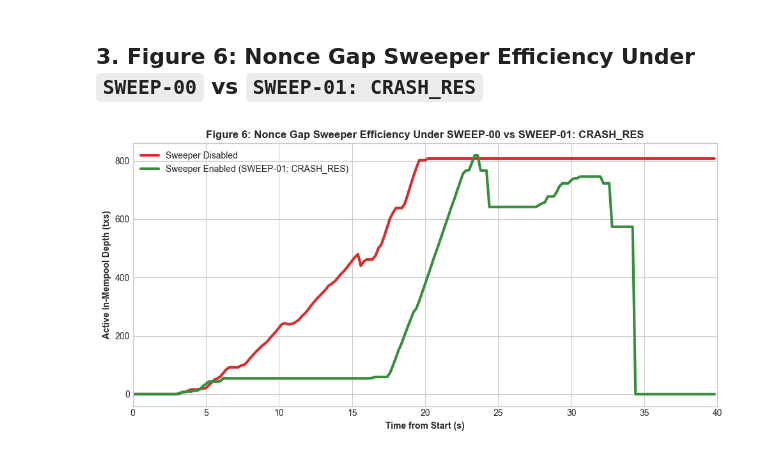
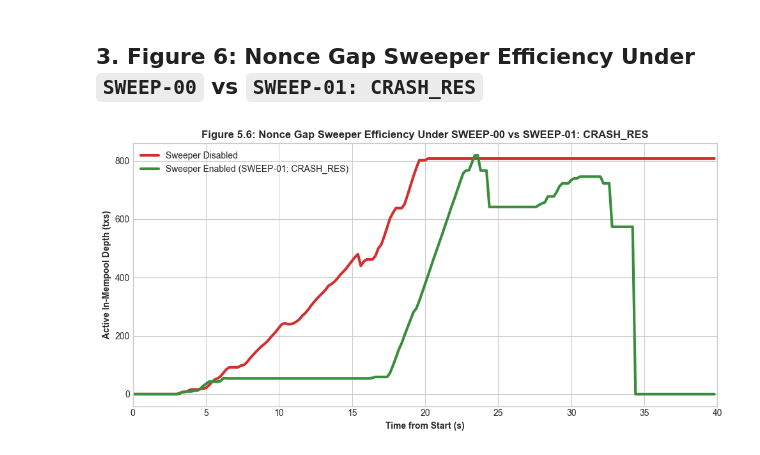
Before and after one commit to kk24acn/msc-thesis, a Jupyter notebook: faultlab/notebooks/evaluation/03_edge_cases.ipynb, the cells around one changed output. Cells and saved outputs as stored; diff of their text form; code cells hidden in the pictures.

```diff
--- a/faultlab/notebooks/evaluation/03_edge_cases.ipynb
+++ b/faultlab/notebooks/evaluation/03_edge_cases.ipynb
@@ -90,32 +92,32 @@ def fig_6():
             continue
         curves = []
         for file_path in files:
             df = load_csv(file_path)
             t0 = df["created_at"].min()
             sub_s = (df["submitted_at"] - t0).dt.total_seconds().values
             conf_s = (df["confirmed_at"] - t0).dt.total_seconds().fillna(np.inf).values
             # Filter un-submitted transactions strictly for SWEEP-00: since the gap sweeper is
             # disabled and threshold signing faults are injected, some transactions entirely fail
             # to produce a signature and stall in CRYPTOGRAPHIC_ABORT state (submitted_at = NaN).
             if folder.name == "SWEEP_00":
                 valid = ~np.isnan(sub_s)
                 sub_s = sub_s[valid]
                 conf_s = conf_s[valid]
             c = [((sub_s <= t) & (conf_s > t)).sum() for t in time_points]
             curves.append(c)
 
         ax.plot(time_points, np.median(curves, axis=0), color=color, linewidth=3.0, label=label)
 
-    ax.set_title("Figure 6: Nonce Gap Sweeper Efficiency Under SWEEP-00 vs SWEEP-01: CRASH_RES", fontweight="bold")
+    ax.set_title("Figure 5.6: Nonce Gap Sweeper Efficiency Under SWEEP-00 vs SWEEP-01: CRASH_RES", fontweight="bold")
     ax.set_xlabel("Time from Start (s)", fontweight="bold")
     ax.set_ylabel("Active In-Mempool Depth (txs)", fontweight="bold")
     ax.set_xlim(0, 40.0)
     ax.legend(loc="upper left")
 
     plt.tight_layout()
     plt.savefig(FIGURES_DIR.joinpath("FIG_6_Sweeper_Mempool.pdf"), dpi=300, bbox_inches="tight")
     plt.show()
 
 fig_6()
 # %% [output]
-[figure, old version]
+[figure, new version]
```
Also changed, not shown: parts of 3 cells of this notebook, 19 other files.
